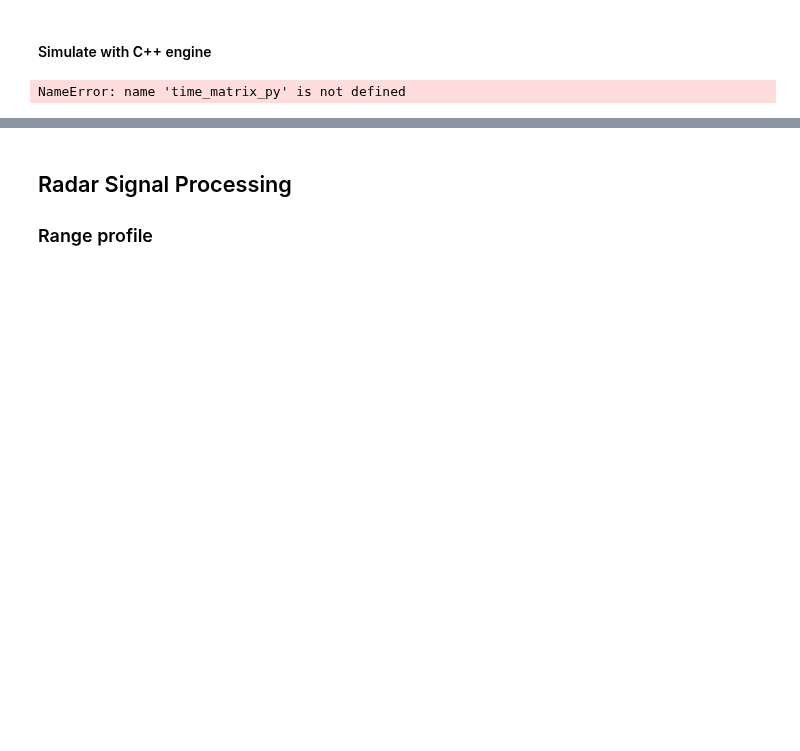
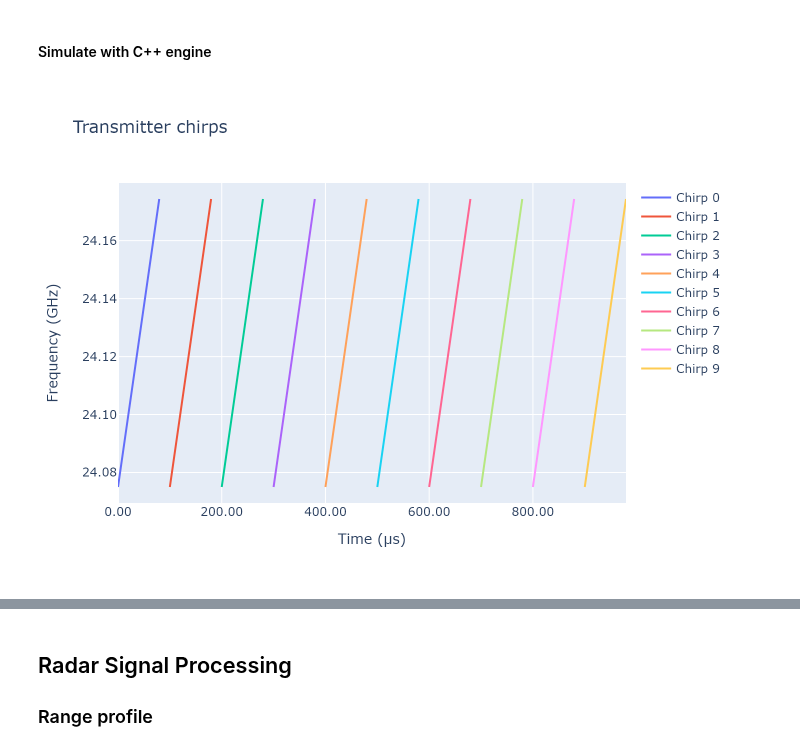
Before and after one commit to radarsimx/radarsimnb, a Jupyter notebook: notebooks/fmcw_radar.ipynb, the cells around one changed output, grey strips where cells are left out. Drawn from its saved outputs; the diff is of its cells as text; code cells hidden in the pictures; blank space fills up the shorter version.

```diff
--- a/notebooks/fmcw_radar.ipynb
+++ b/notebooks/fmcw_radar.ipynb
@@ -195,30 +193,30 @@ data_matrix_cpp = data_cpp['baseband']
 # %%
 data = []
 for idx in range(0, 10):
     chirp = go.Scatter(
         x=time_matrix_py[0, idx, :] * 1e6,
         y=np.linspace(
-            radar.transmitter.fc[0] - radar.transmitter.bandwidth / 2,
-            radar.transmitter.fc[0] + radar.transmitter.bandwidth / 2,
+            radar.transmitter.fc_0 - radar.transmitter.bandwidth / 2,
+            radar.transmitter.fc_0 + radar.transmitter.bandwidth / 2,
             radar.samples_per_pulse,
             endpoint=False,
         ) / 1e9,
         name='Chirp ' + str(idx),
     )
     data = data + [chirp]
 
 layout = go.Layout(
     title='Transmitter chirps',
     yaxis=dict(tickformat='.2f', title='Frequency (GHz)'),
     xaxis=dict(tickformat='.2f', title='Time (µs)'),
 )
 
 fig = go.Figure(data, layout=layout)
 # iplot(fig)
 
 Image(fig.to_image(format='png', scale=2), retina=True)
 # %% [output]
-NameError: name 'time_matrix_py' is not defined
+[figure, added]
 # %%
 beat_I = go.Scatter(
     x=time_matrix_cpp[0, 0, :] * 1e6,
```
Also changed, not shown: parts of 5 cells of this notebook, 27 other files.
